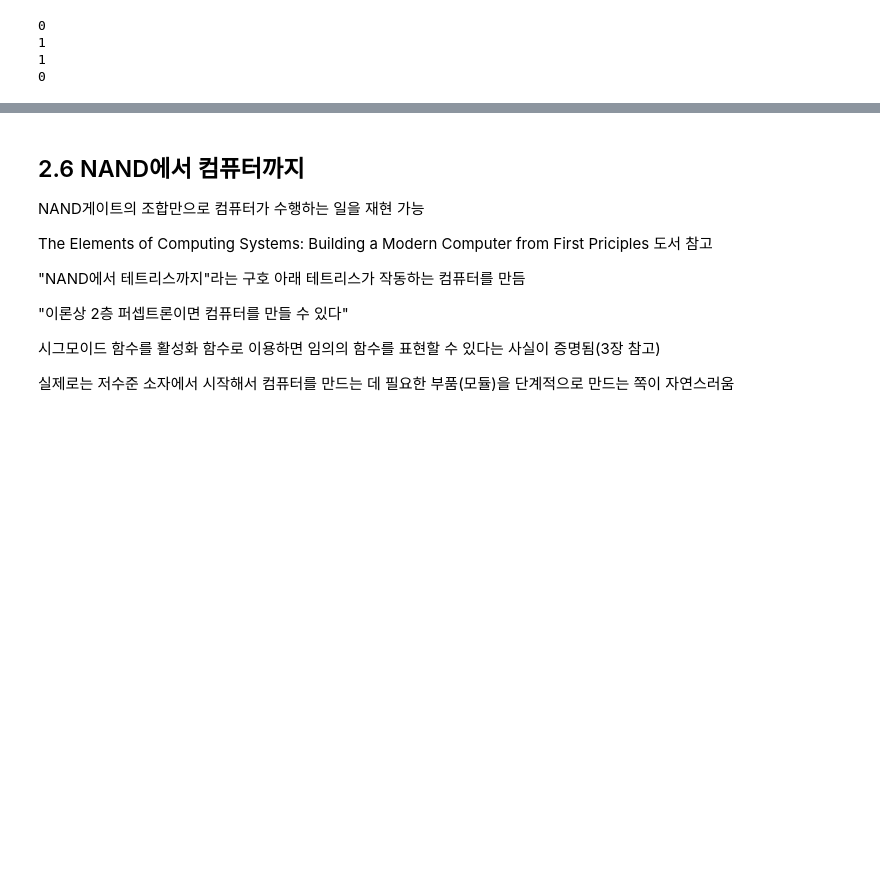
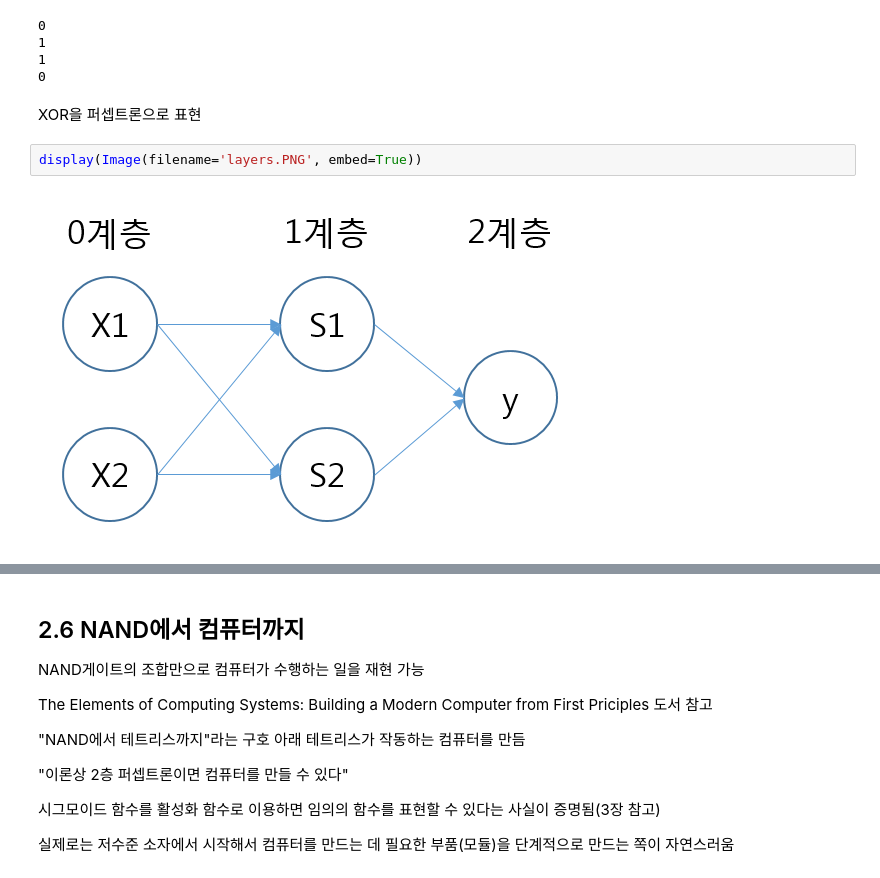
Before and after one commit to SDRLurker/deep-learning, a Jupyter notebook: 2장.ipynb, the cells around one changed output, grey strips where cells are left out. Drawn from its saved outputs; the diff is of its cells as text; blank space fills up the shorter version.

```diff
--- a/2장.ipynb
+++ b/2장.ipynb
@@ -322,4 +325,10 @@ print(XOR(1, 1)) # 0을 출력
 1
 1
 0
+# %% [markdown]
+XOR을 퍼셉트론으로 표현
+# %%
+display(Image(filename='layers.PNG', embed=True))
+# %% [output]
+[figure, added]
 # %% [markdown]
```
Also changed, not shown: parts of 12 cells of this notebook, 1 other file.
